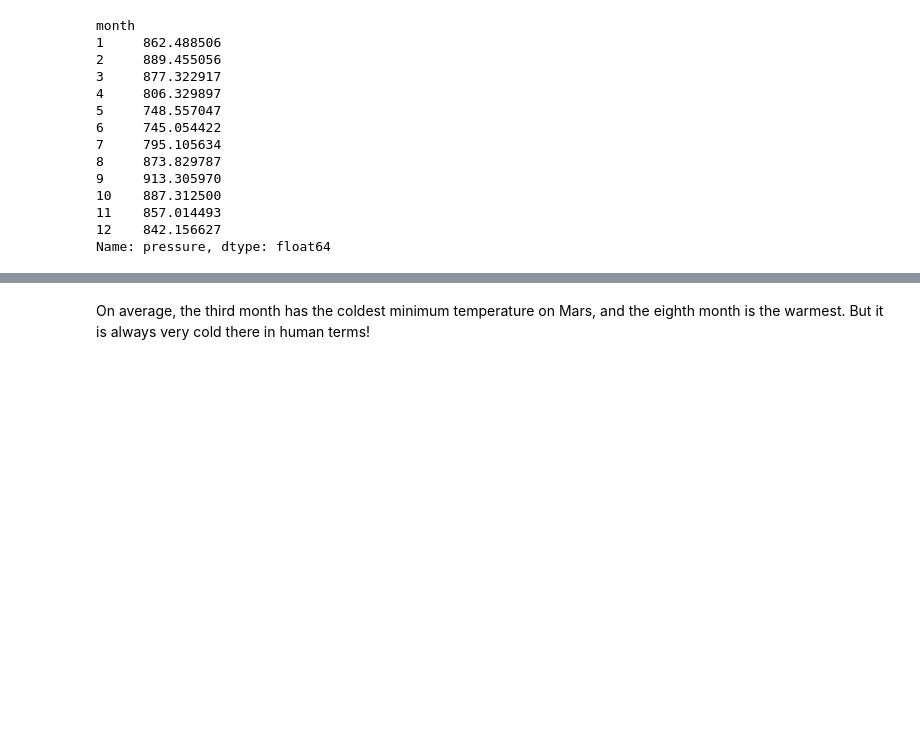
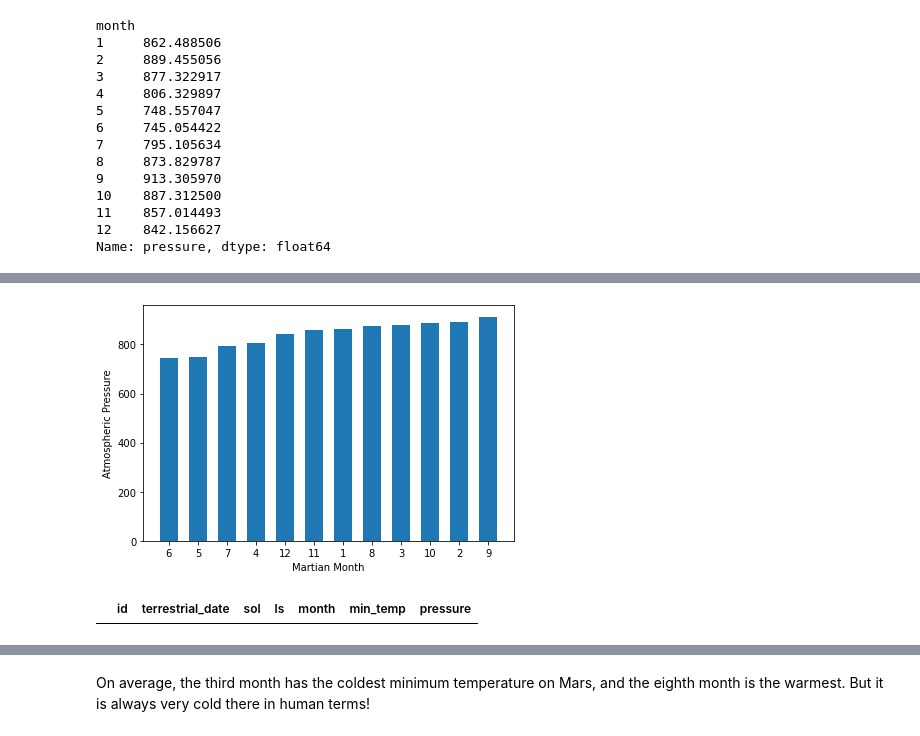
Before and after one commit to scheaton/web-scraping-challenge, a Jupyter notebook: part_2_mars_weather.ipynb, the cells around one changed output, grey strips where cells are left out. Saved outputs shown, nothing was run; the diff lists cells and outputs as text; code cells hidden in the pictures; blank space fills up the shorter version.

```diff
--- a/part_2_mars_weather.ipynb
+++ b/part_2_mars_weather.ipynb
@@ -265,0 +272,15 @@ Name: pressure, dtype: float64
+# %%
+# Plot the average pressure by month
+press_data_sorted = df.groupby(["month"]).mean().sort_values(by='pressure')['pressure'].reset_index()
+plt.bar(range(1,13), press_data_sorted['pressure'], width=.6)
+plt.xlabel('Martian Month')
+plt.ylabel('Atmospheric Pressure')
+plt.xticks(range(1,13), press_data_sorted["month"])
+plt.tight_layout()
+plt.show()
+# %% [output]
+[figure, added]
+# %%
+df[df['terrestrial_date'].duplicated()]
+# %% [output]
+|  | id | terrestrial_date | sol | ls | month | min_temp | pressure |
```
Also changed, not shown: parts of 10 cells of this notebook.
